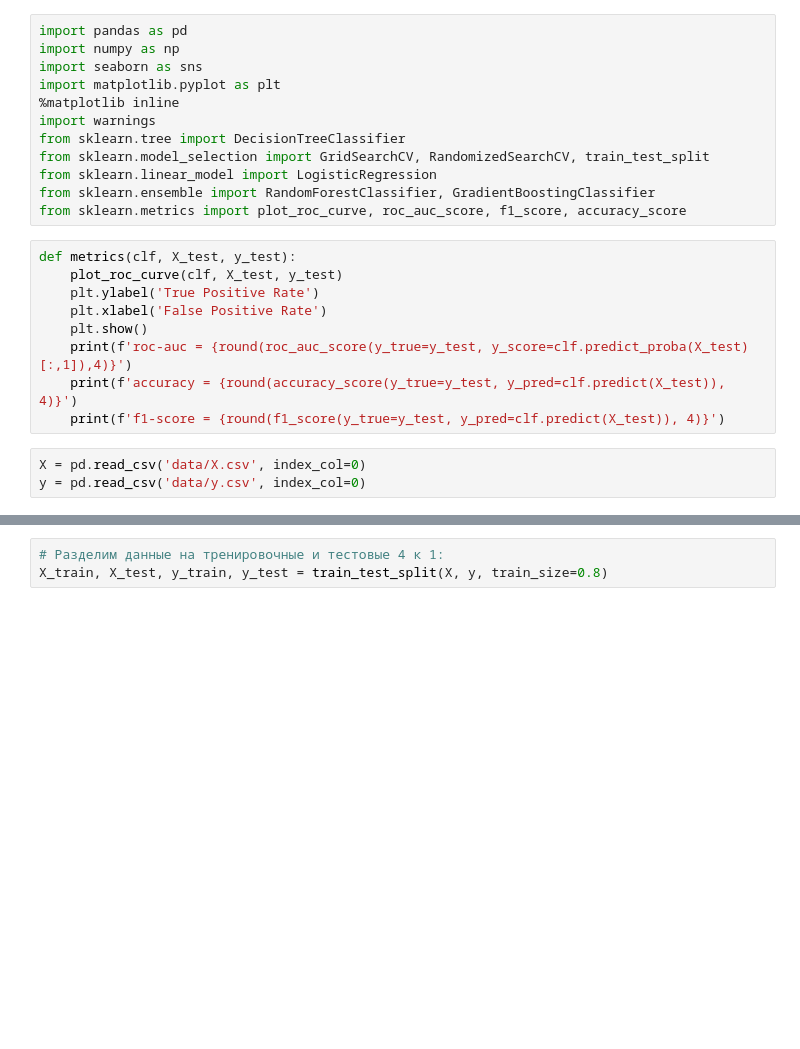
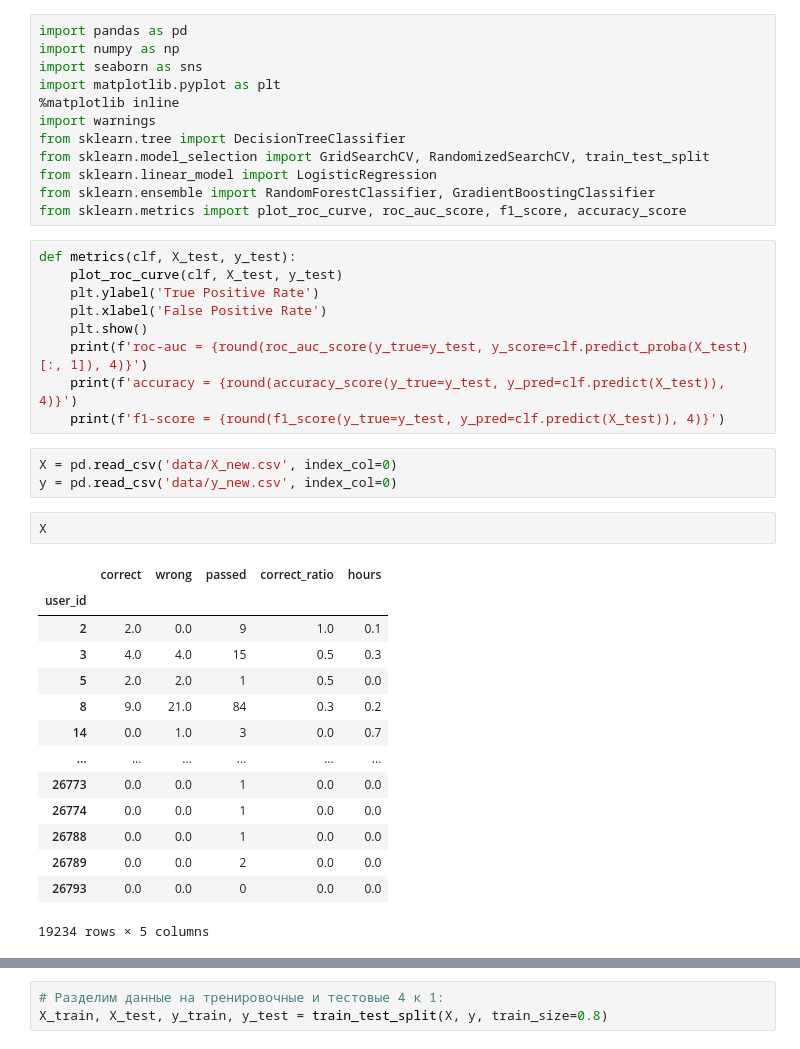
Before and after one commit to stepanskiba/ml_stepik_project, a Jupyter notebook: fit_and_predict.ipynb, the cells around one changed output, grey strips where cells are left out. Drawn from its saved outputs; the diff is of its cells as text; blank space fills up the shorter version.

```diff
--- a/fit_and_predict.ipynb
+++ b/fit_and_predict.ipynb
@@ -16,9 +16,26 @@ def metrics(clf, X_test, y_test):
     plt.ylabel('True Positive Rate')
     plt.xlabel('False Positive Rate')
     plt.show()
-    print(f'roc-auc = {round(roc_auc_score(y_true=y_test, y_score=clf.predict_proba(X_test)[:,1]),4)}')
+    print(f'roc-auc = {round(roc_auc_score(y_true=y_test, y_score=clf.predict_proba(X_test)[:, 1]), 4)}')
     print(f'accuracy = {round(accuracy_score(y_true=y_test, y_pred=clf.predict(X_test)), 4)}')
     print(f'f1-score = {round(f1_score(y_true=y_test, y_pred=clf.predict(X_test)), 4)}')
 # %%
-X = pd.read_csv('data/X.csv', index_col=0)
-y = pd.read_csv('data/y.csv', index_col=0)
+X = pd.read_csv('data/X_new.csv', index_col=0)
+y = pd.read_csv('data/y_new.csv', index_col=0)
+# %%
+X
+# %% [output]
+|  | correct | wrong | passed | correct_ratio | hours |
+| user_id |  |  |  |  |  |
+| 2 | 2.0 | 0.0 | 9 | 1.0 | 0.1 |
+| 3 | 4.0 | 4.0 | 15 | 0.5 | 0.3 |
+| 5 | 2.0 | 2.0 | 1 | 0.5 | 0.0 |
+| 8 | 9.0 | 21.0 | 84 | 0.3 | 0.2 |
+| 14 | 0.0 | 1.0 | 3 | 0.0 | 0.7 |
+| ... | ... | ... | ... | ... | ... |
+| 26773 | 0.0 | 0.0 | 1 | 0.0 | 0.0 |
+| 26774 | 0.0 | 0.0 | 1 | 0.0 | 0.0 |
+| 26788 | 0.0 | 0.0 | 1 | 0.0 | 0.0 |
+| 26789 | 0.0 | 0.0 | 2 | 0.0 | 0.0 |
+| 26793 | 0.0 | 0.0 | 0 | 0.0 | 0.0 |
+19234 rows × 5 columns
```
Also changed, not shown: parts of 13 cells of this notebook, 1 other file.
